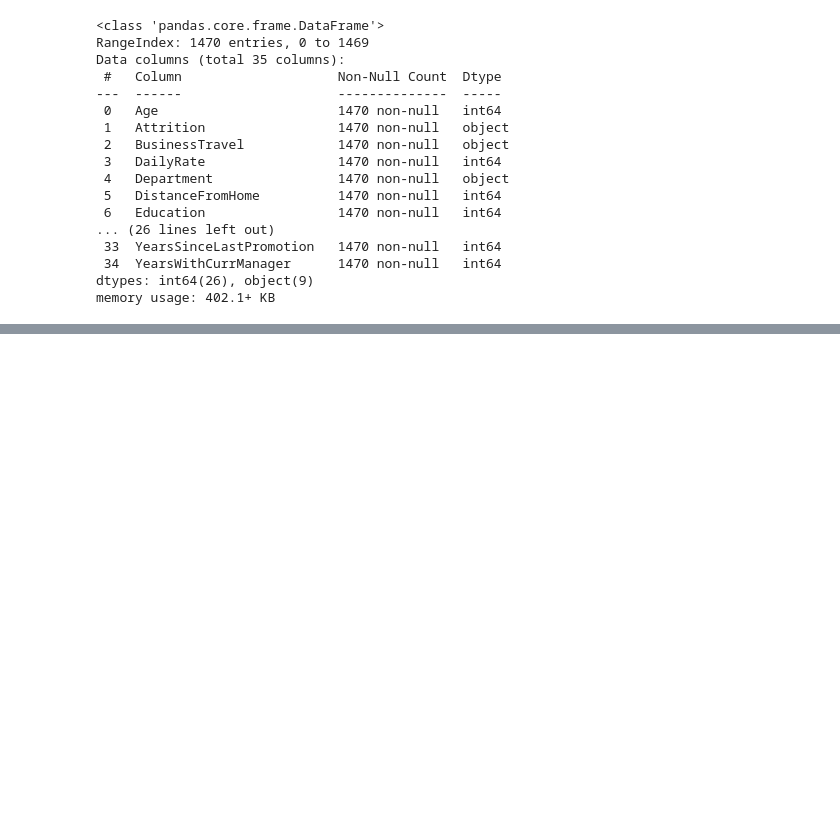
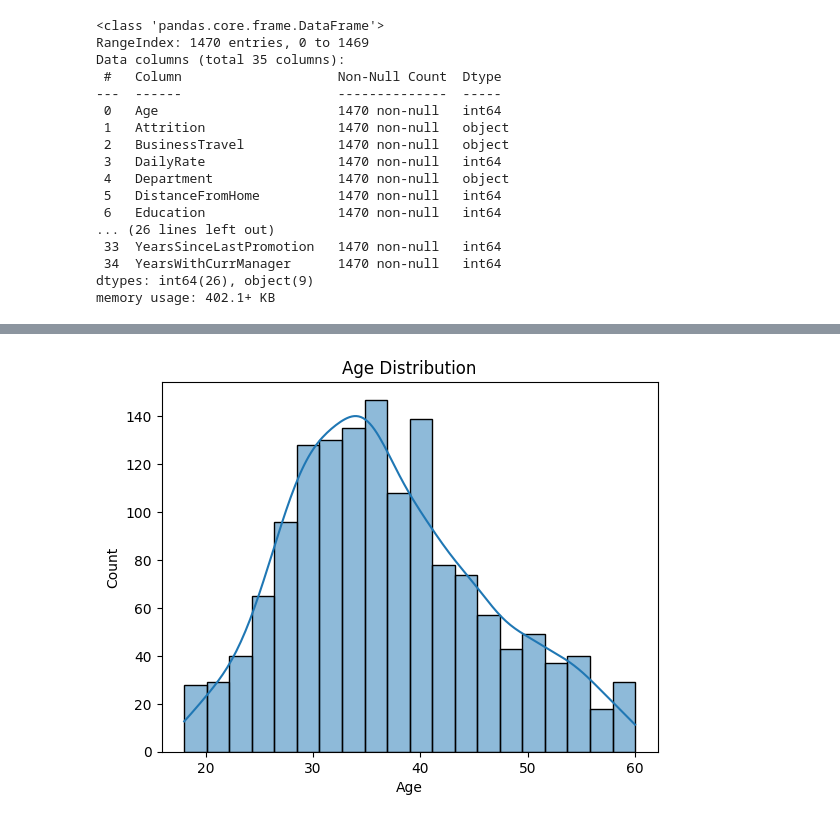
Before and after one commit to samarthhugar004-netizen/Employee-Attrition-ML, a Jupyter notebook: employee_attrition.ipynb, the cells around one changed output, grey strips where cells are left out. Saved outputs shown, nothing was run; the diff lists cells and outputs as text; code cells hidden in the pictures; blank space fills up the shorter version.

```diff
--- a/employee_attrition.ipynb
+++ b/employee_attrition.ipynb
@@ -42,0 +56,6 @@ memory usage: 402.1+ KB
+# %%
+sns.histplot(df['Age'], bins=20, kde=True)
+plt.title("Age Distribution")
+plt.show()
+# %% [output]
+[figure, added]
```
Also changed, not shown: parts of 11 cells of this notebook.
